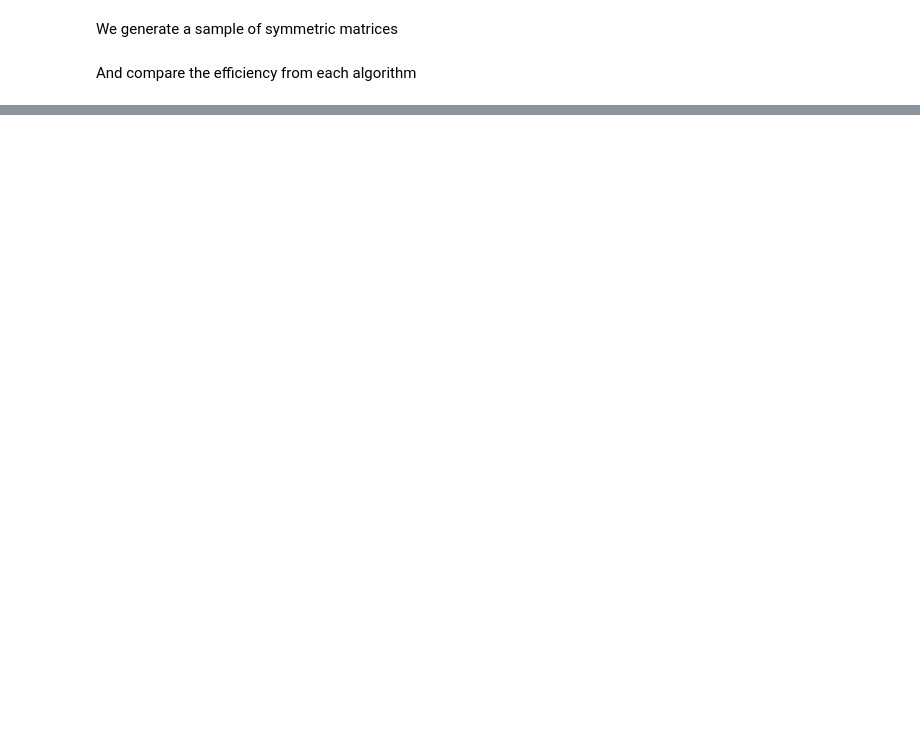
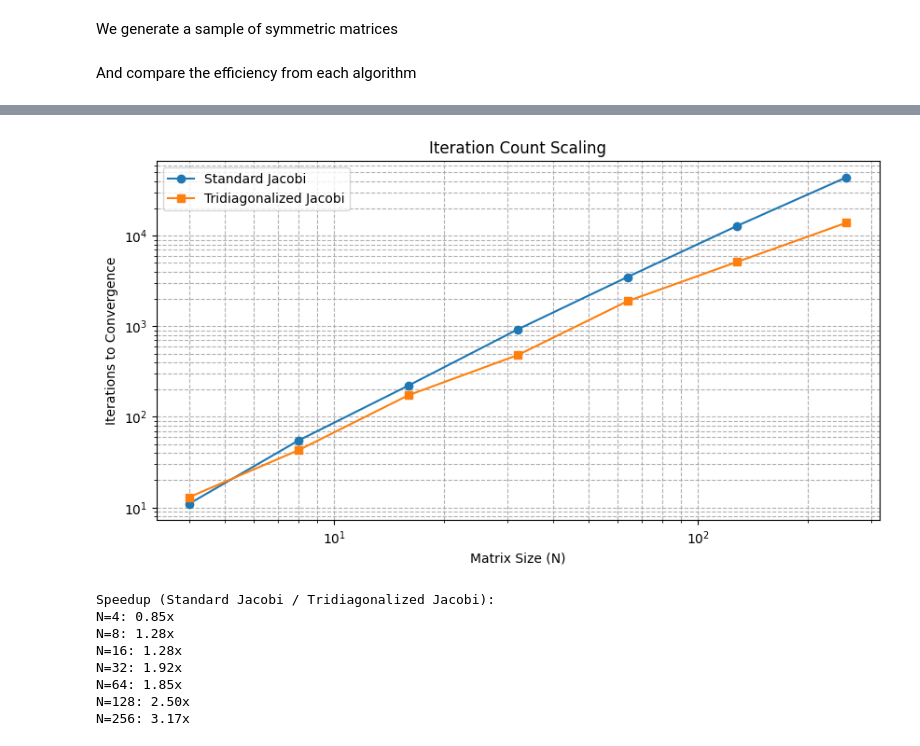
Before and after one commit to Fnixya/Go_Practice, a Jupyter notebook: opt4/Extra_Assigment_04.ipynb, the cells around one changed output, grey strips where cells are left out. Cells and saved outputs as stored; diff of their text form; code cells hidden in the pictures; blank space fills up the shorter version.

```diff
--- a/opt4/Extra_Assigment_04.ipynb
+++ b/opt4/Extra_Assigment_04.ipynb
@@ -193,0 +186,45 @@ plt.show()
+# %%
+def analyze_results(standard_iterations, tridiag_iterations, N_values, off_diag_history_std, off_diag_history_tridiag):
+    # (a) Plot iteration counts vs. N
+    plt.figure(figsize=(10, 5))
+    plt.loglog(N_values, standard_iterations, 'o-', label='Standard Jacobi')
+    plt.loglog(N_values, tridiag_iterations, 's-', label='Tridiagonalized Jacobi')
+    plt.xlabel('Matrix Size (N)')
+    plt.ylabel('Iterations to Convergence')
+    plt.title('Iteration Count Scaling')
+    plt.legend()
+    plt.grid(True, which="both", ls="--")
+    plt.show()
+
+    # (b) Speedup ratio table
+    speedup = np.array(standard_iterations) / np.array(tridiag_iterations)
+    print("\nSpeedup (Standard Jacobi / Tridiagonalized Jacobi):")
+    for N, ratio in zip(N_values, speedup):
+        print(f"N={N}: {ratio:.2f}x")
+
+    # (c) Off-diagonal decay for N=16 (example)
+    # plt.figure(figsize=(10, 5))
+    # plt.semilogy(off_diag_history_std, label='Standard Jacobi')
+    # plt.semilogy(off_diag_history_tridiag, label='Tridiagonalized Jacobi')
+    # plt.xlabel('Iteration')
+    # plt.ylabel('Sum of Squared Off-Diagonals (log scale)')
+    # plt.title('Off-Diagonal Decay (N=16)')
+    # plt.legend()
+    # plt.grid(True)
+    # plt.show()
+
+# Example usage (assuming data is collected)
+off_diag_history_std = np.random.rand(50).cumsum()  # Replace with actual decay data
+off_diag_history_tridiag = np.random.rand(20).cumsum()
+
+analyze_results(jm_results[1], tjm_results[1], N_values, off_diag_history_std, off_diag_history_tridiag)
+# %% [output]
+[figure, added]
+Speedup (Standard Jacobi / Tridiagonalized Jacobi):
+N=4: 0.85x
+N=8: 1.28x
+N=16: 1.28x
+N=32: 1.92x
+N=64: 1.85x
+N=128: 2.50x
+N=256: 3.17x
```
Also changed, not shown: parts of 4 cells of this notebook, 1 other file.
